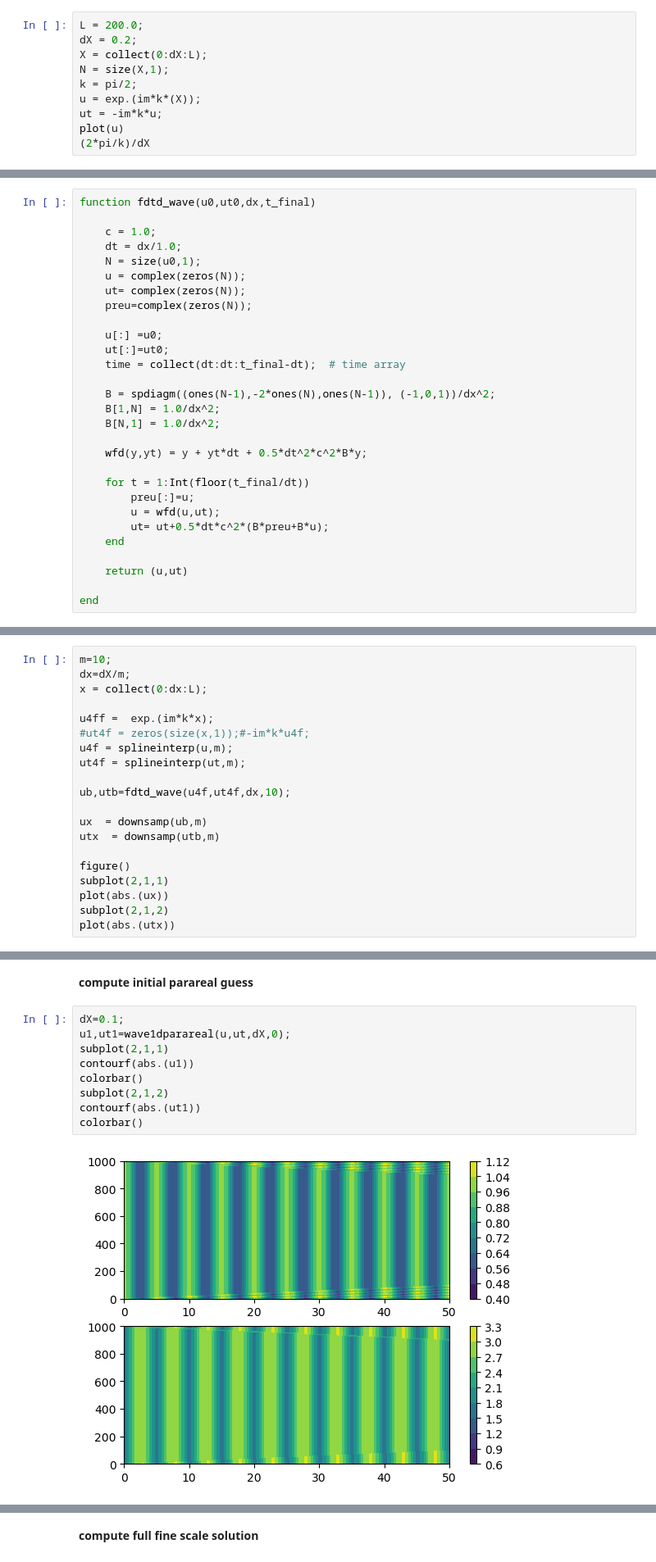
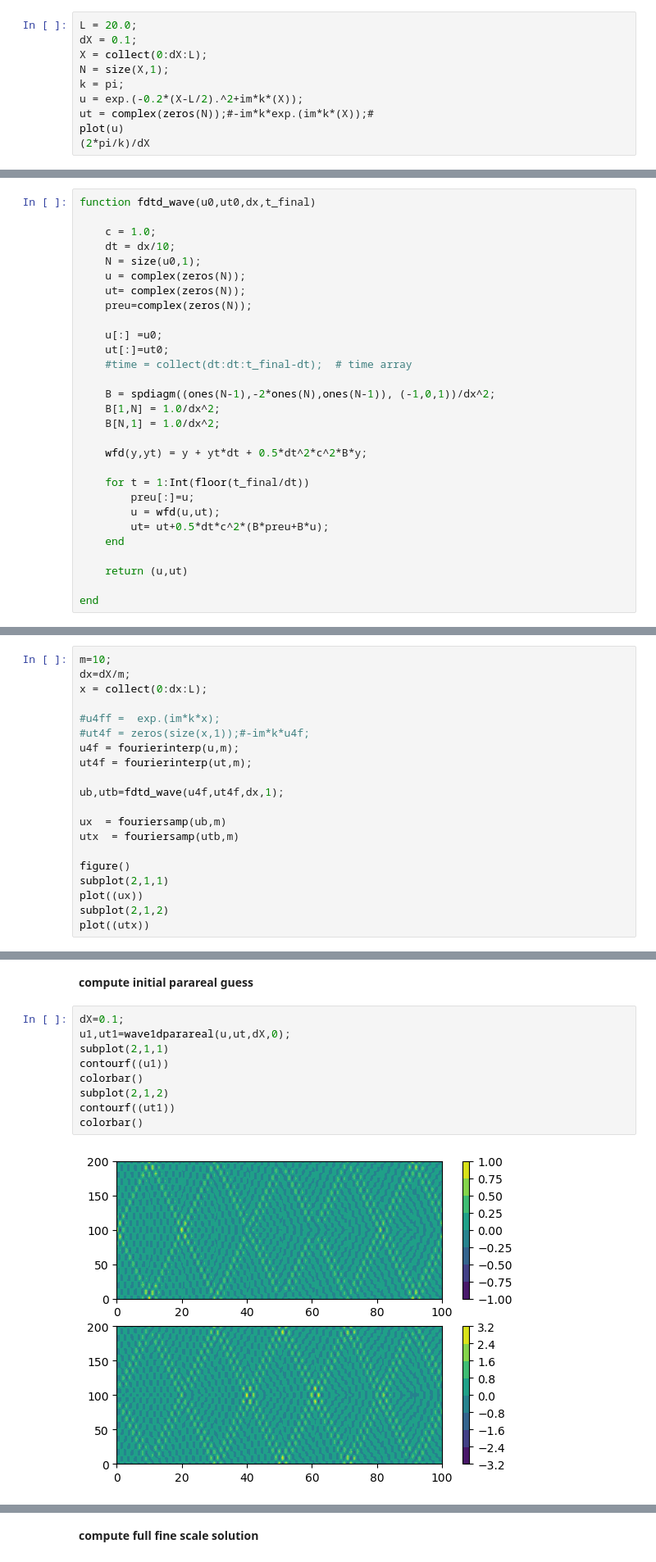
Before and after one commit to hieu325/juliawaveparareal, a Jupyter notebook: parareal1dwave.ipynb, the cells around one changed output, grey strips where cells are left out. Shown at 82% size. Saved outputs shown, nothing was run; the diff lists cells and outputs as text.

```diff
--- a/parareal1dwave.ipynb
+++ b/parareal1dwave.ipynb
@@ -8,13 +9,13 @@ using Interpolations
 ### Define Finite Difference scheme
 **Problem setup:**
 # %%
-L = 200.0;
-dX = 0.2;
+L = 20.0;
+dX = 0.1;
 X = collect(0:dX:L);
 N = size(X,1);
-k = pi/2;
-u = exp.(im*k*(X));
-ut = -im*k*u;
+k = pi;
+u = exp.(-0.2*(X-L/2).^2+im*k*(X));
+ut = complex(zeros(N));#-im*k*exp.(im*k*(X));#
 plot(u)
 (2*pi/k)/dX
 # %% [output]
@@ -26,7 +27,7 @@ plot(u)
 function fdtd_wave(u0,ut0,dx,t_final)
 
     c = 1.0;
-    dt = dx/1.0;
+    dt = dx/10;
     N = size(u0,1);
     u = complex(zeros(N));
     ut= complex(zeros(N));
@@ -34,7 +35,7 @@ function fdtd_wave(u0,ut0,dx,t_final)
 
     u[:] =u0;
     ut[:]=ut0;
-    time = collect(dt:dt:t_final-dt);  # time array
+    #time = collect(dt:dt:t_final-dt);  # time array
 
     B = spdiagm((ones(N-1),-2*ones(N),ones(N-1)), (-1,0,1))/dx^2;
     B[1,N] = 1.0/dx^2;
@@ -106,19 +107,19 @@ m=10;
 dx=dX/m;
 x = collect(0:dx:L);
 
-u4ff =  exp.(im*k*x);
+#u4ff =  exp.(im*k*x);
 #ut4f = zeros(size(x,1));#-im*k*u4f;
-u4f = splineinterp(u,m);
-ut4f = splineinterp(ut,m);
+u4f = fourierinterp(u,m);
+ut4f = fourierinterp(ut,m);
 
-ub,utb=fdtd_wave(u4f,ut4f,dx,10);
+ub,utb=fdtd_wave(u4f,ut4f,dx,1);
 
-ux  = downsamp(ub,m)
-utx  = downsamp(utb,m)
+ux  = fouriersamp(ub,m)
+utx  = fouriersamp(utb,m)
 
 figure()
 subplot(2,1,1)
-plot(abs.(ux))
+plot((ux))
 subplot(2,1,2)
-plot(abs.(utx))
+plot((utx))
 # %% [output]
@@ -238,14 +263,14 @@ wave1dparareal (generic function with 1 method)
 # %%
 dX=0.1;
 u1,ut1=wave1dparareal(u,ut,dX,0);
 subplot(2,1,1)
-contourf(abs.(u1))
+contourf((u1))
 colorbar()
 subplot(2,1,2)
-contourf(abs.(ut1))
+contourf((ut1))
 colorbar()
 # %% [output]
-[figure, old version]
+[figure, new version]
 PyObject <matplotlib.colorbar.Colorbar object at 0x...>
 # %% [markdown]
 **compute full fine scale solution**
```
Also changed, not shown: parts of 40 cells of this notebook.
